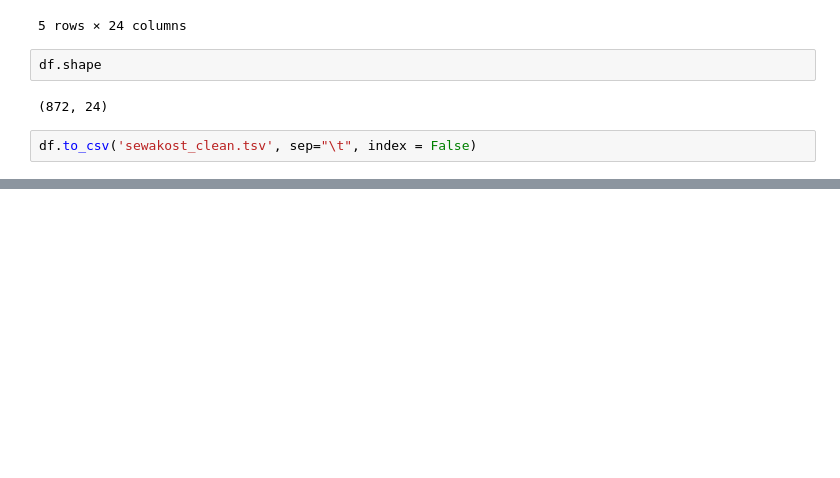
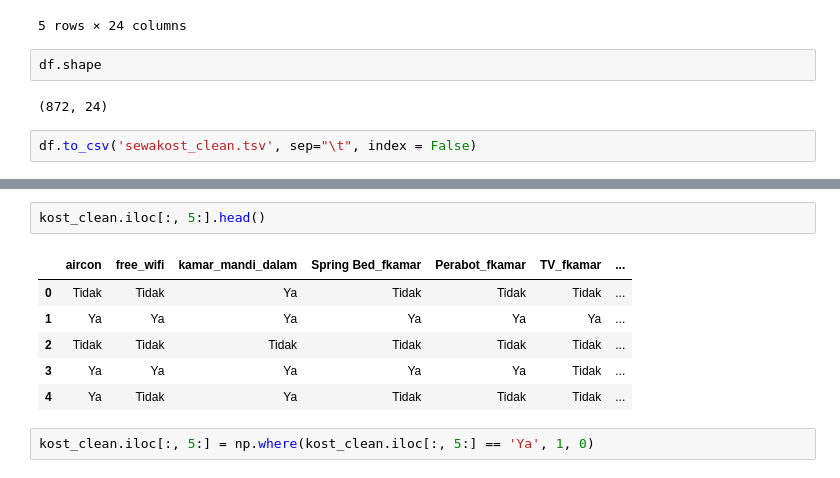
Before and after one commit to IrfanChairurrachman/regression-kost-pricing, a Jupyter notebook: pricing.ipynb, the cells around one changed output, grey strips where cells are left out. Cells and saved outputs as stored; diff of their text form; blank space fills up the shorter version.

```diff
--- a/pricing.ipynb
+++ b/pricing.ipynb
@@ -204,0 +220,11 @@ df.to_csv('sewakost_clean.tsv', sep="\t", index = False)
+# %%
+kost_clean.iloc[:, 5:].head()
+# %% [output]
+|  | aircon | free_wifi | kamar_mandi_dalam | Spring Bed_fkamar | Perabot_fkamar | TV_fkamar | ... |
+| 0 | Tidak | Tidak | Ya | Tidak | Tidak | Tidak | ... |
+| 1 | Ya | Ya | Ya | Ya | Ya | Ya | ... |
+| 2 | Tidak | Tidak | Tidak | Tidak | Tidak | Tidak | ... |
+| 3 | Ya | Ya | Ya | Ya | Ya | Tidak | ... |
+| 4 | Ya | Tidak | Ya | Tidak | Tidak | Tidak | ... |
+# %%
+kost_clean.iloc[:, 5:] = np.where(kost_clean.iloc[:, 5:] == 'Ya', 1, 0)
```
Also changed, not shown: parts of 8 cells of this notebook.
